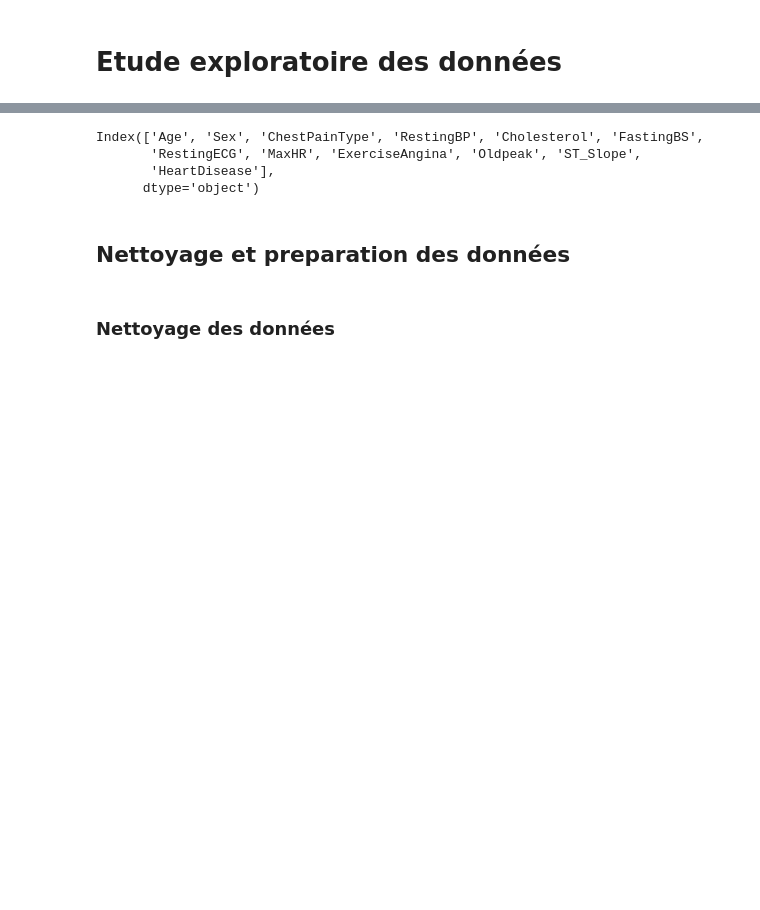
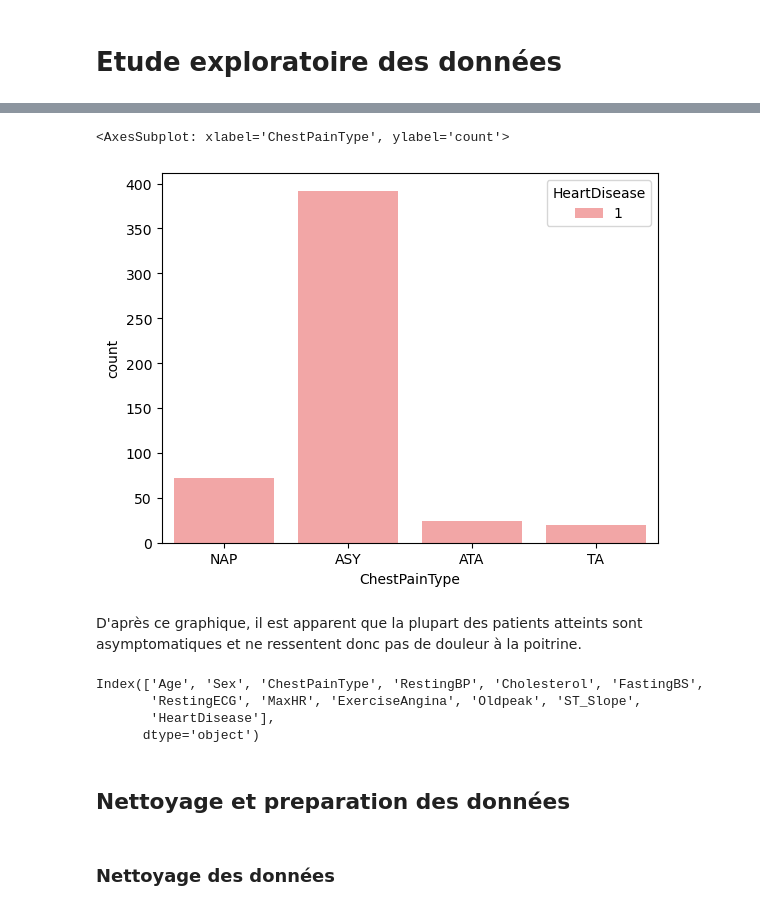
Before and after one commit to adchejjari/machine-l, a Jupyter notebook: ML2.ipynb, the cells around one changed output, grey strips where cells are left out. Saved outputs shown, nothing was run; the diff lists cells and outputs as text; code cells hidden in the pictures; blank space fills up the shorter version.

```diff
--- a/ML2.ipynb
+++ b/ML2.ipynb
@@ -49,3 +81,11 @@ data.shape
+# %%
+colors = ['#ff9999']
+sns.countplot(x='ChestPainType', data=sick, hue='HeartDisease',palette=colors)
+# %% [output]
+<AxesSubplot: xlabel='ChestPainType', ylabel='count'>
+[figure, added]
+# %% [markdown]
+D'après ce graphique, il est apparent que la plupart des patients atteints sont asymptomatiques et ne ressentent donc pas de douleur à la poitrine.
 # %%
 #Quels sont les attributs de notre dataset
 data.columns
```
Also changed, not shown: parts of 19 cells of this notebook.
